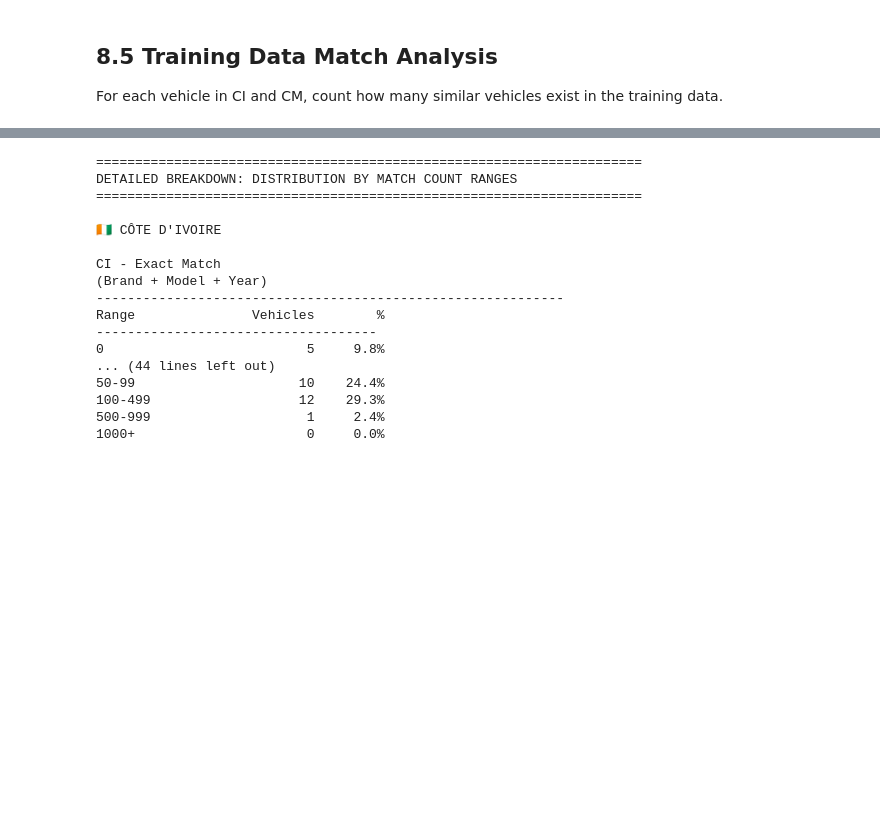
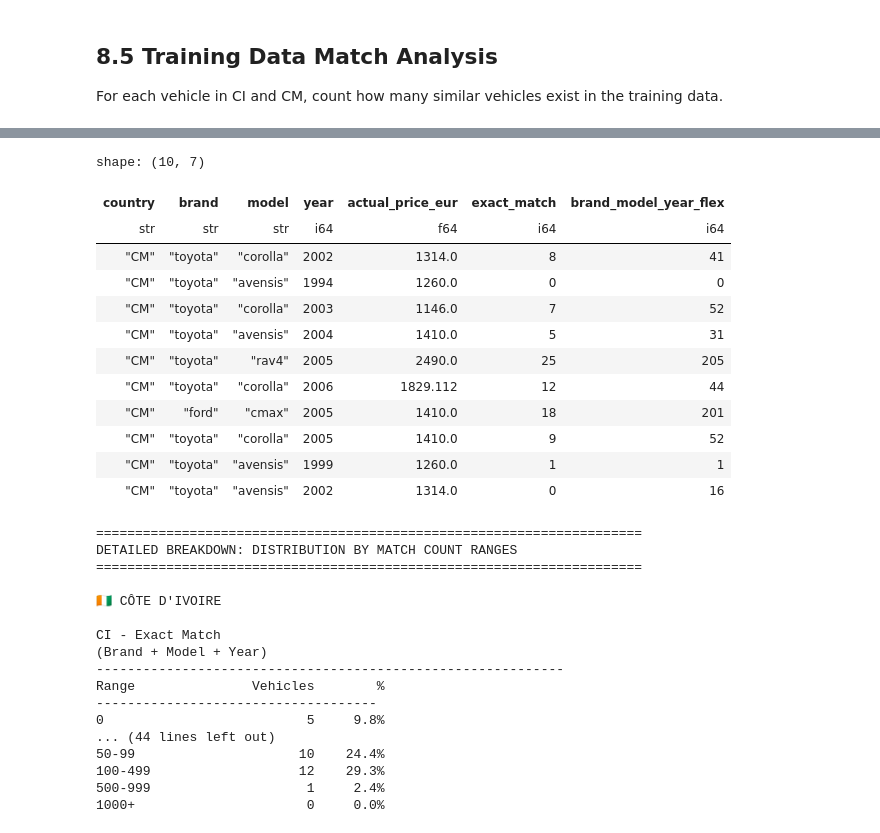
Before and after one commit to brunothefirst/car_price_prediction, a Jupyter notebook: notebooks/07_lean_model_evaluation_customs.ipynb, the cells around one changed output, grey strips where cells are left out. Drawn from its saved outputs; the diff is of its cells as text; code cells hidden in the pictures; blank space fills up the shorter version.

```diff
--- a/notebooks/07_lean_model_evaluation_customs.ipynb
+++ b/notebooks/07_lean_model_evaluation_customs.ipynb
@@ -896,6 +897,22 @@ Brand+Model+Year±5                  113.2         57          0        663
 
 ⚠️  Vehicles with 0 exact matches: 8 (19.5%)
 ⚠️  Vehicles with 0 flexible matches: 2 (4.9%)
+# %%
+df_cm_matches.unique().head(10)
+# %% [output]
+shape: (10, 7)
+| country | brand | model | year | actual_price_eur | exact_match | brand_model_year_flex |
+| str | str | str | i64 | f64 | i64 | i64 |
+| "CM" | "toyota" | "corolla" | 2002 | 1314.0 | 8 | 41 |
+| "CM" | "toyota" | "avensis" | 1994 | 1260.0 | 0 | 0 |
+| "CM" | "toyota" | "corolla" | 2003 | 1146.0 | 7 | 52 |
+| "CM" | "toyota" | "avensis" | 2004 | 1410.0 | 5 | 31 |
+| "CM" | "toyota" | "rav4" | 2005 | 2490.0 | 25 | 205 |
+| "CM" | "toyota" | "corolla" | 2006 | 1829.112 | 12 | 44 |
+| "CM" | "ford" | "cmax" | 2005 | 1410.0 | 18 | 201 |
+| "CM" | "toyota" | "corolla" | 2005 | 1410.0 | 9 | 52 |
+| "CM" | "toyota" | "avensis" | 1999 | 1260.0 | 1 | 1 |
+| "CM" | "toyota" | "avensis" | 2002 | 1314.0 | 0 | 16 |
 # %%
 # %% Detailed Breakdown: Vehicles by Match Count Ranges
 print("\n" + "=" * 70)
```
Also changed, not shown: parts of 7 cells of this notebook, 4 other files.
